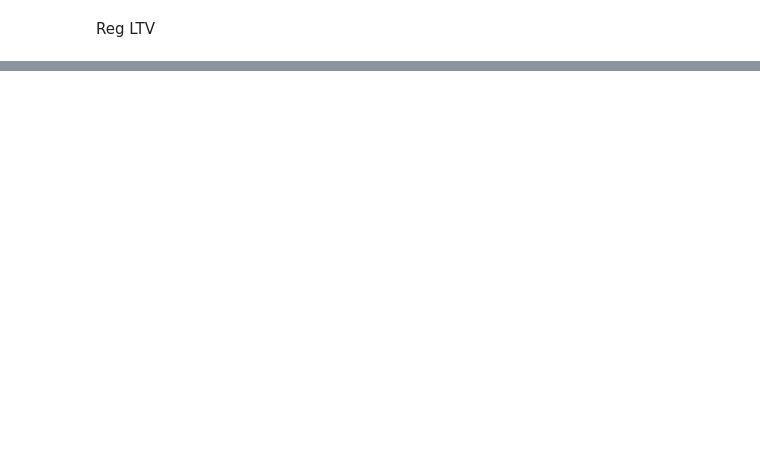
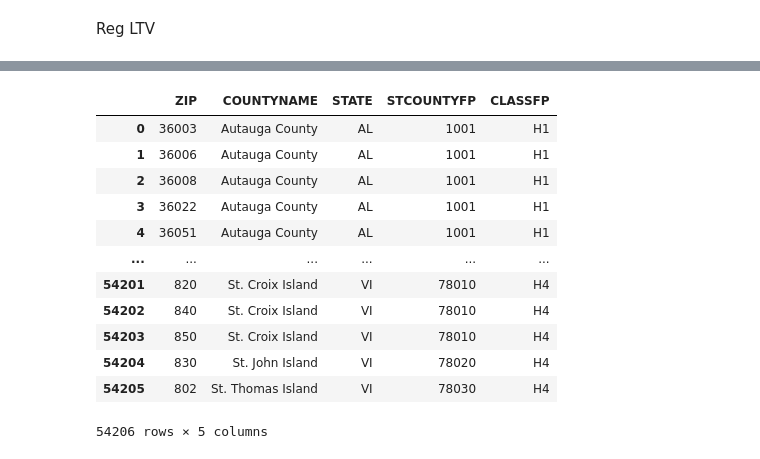
Before and after one commit to jawhar-healthcare/MedicareAdvantage_Pre_Conversion_LTV, a Jupyter notebook: MA Feature importance.ipynb, the cells around one changed output, grey strips where cells are left out. Cells and saved outputs as stored; diff of their text form; code cells hidden in the pictures; blank space fills up the shorter version.

```diff
--- a/MA Feature importance.ipynb
+++ b/MA Feature importance.ipynb
@@ -466,0 +507,18 @@ shap.summary_plot(shap_values, features=X, feature_names=X.columns, plot_type='b
+# %%
+zip_county_fips = pd.read_csv('zip_county_fips.csv')
+# %%
+zip_county_fips
+# %% [output]
+|  | ZIP | COUNTYNAME | STATE | STCOUNTYFP | CLASSFP |
+| 0 | 36003 | Autauga County | AL | 1001 | H1 |
+| 1 | 36006 | Autauga County | AL | 1001 | H1 |
+| 2 | 36008 | Autauga County | AL | 1001 | H1 |
+| 3 | 36022 | Autauga County | AL | 1001 | H1 |
+| 4 | 36051 | Autauga County | AL | 1001 | H1 |
+| ... | ... | ... | ... | ... | ... |
+| 54201 | 820 | St. Croix Island | VI | 78010 | H4 |
+| 54202 | 840 | St. Croix Island | VI | 78010 | H4 |
+| 54203 | 850 | St. Croix Island | VI | 78010 | H4 |
+| 54204 | 830 | St. John Island | VI | 78020 | H4 |
+| 54205 | 802 | St. Thomas Island | VI | 78030 | H4 |
+54206 rows × 5 columns
```
Also changed, not shown: parts of 104 cells of this notebook.
